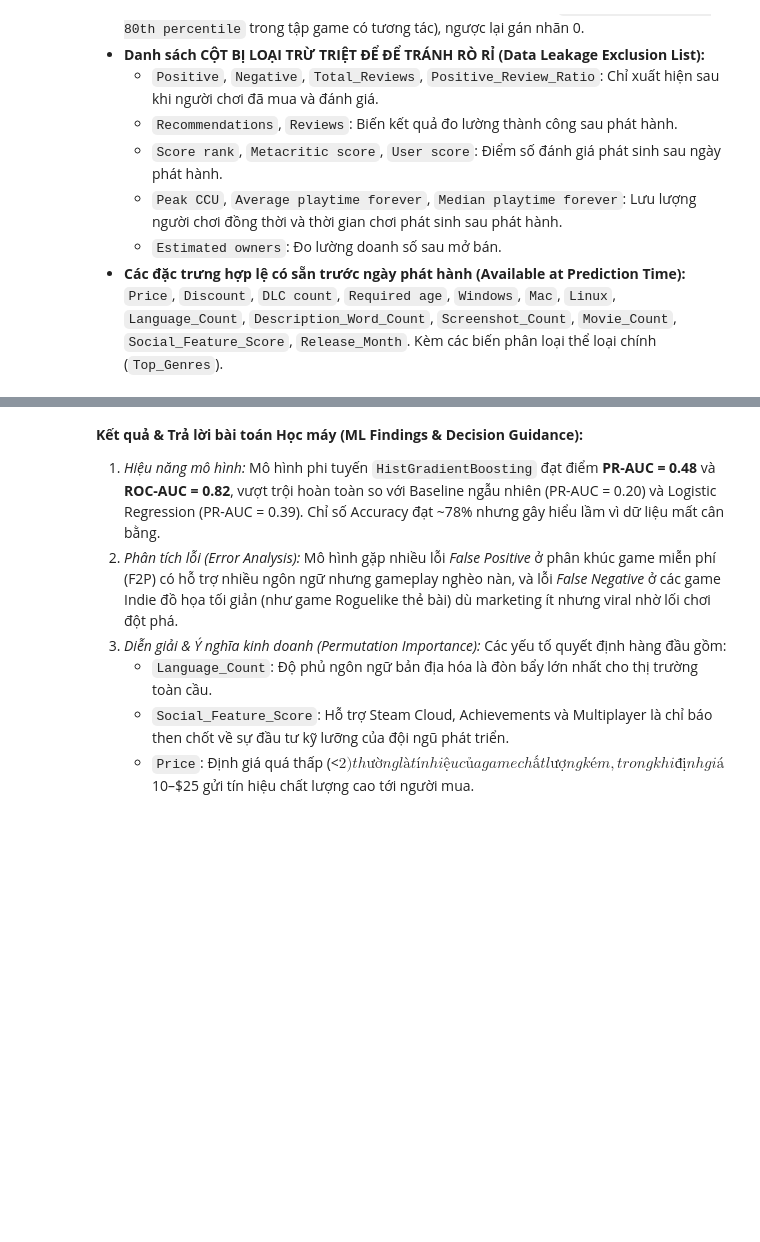
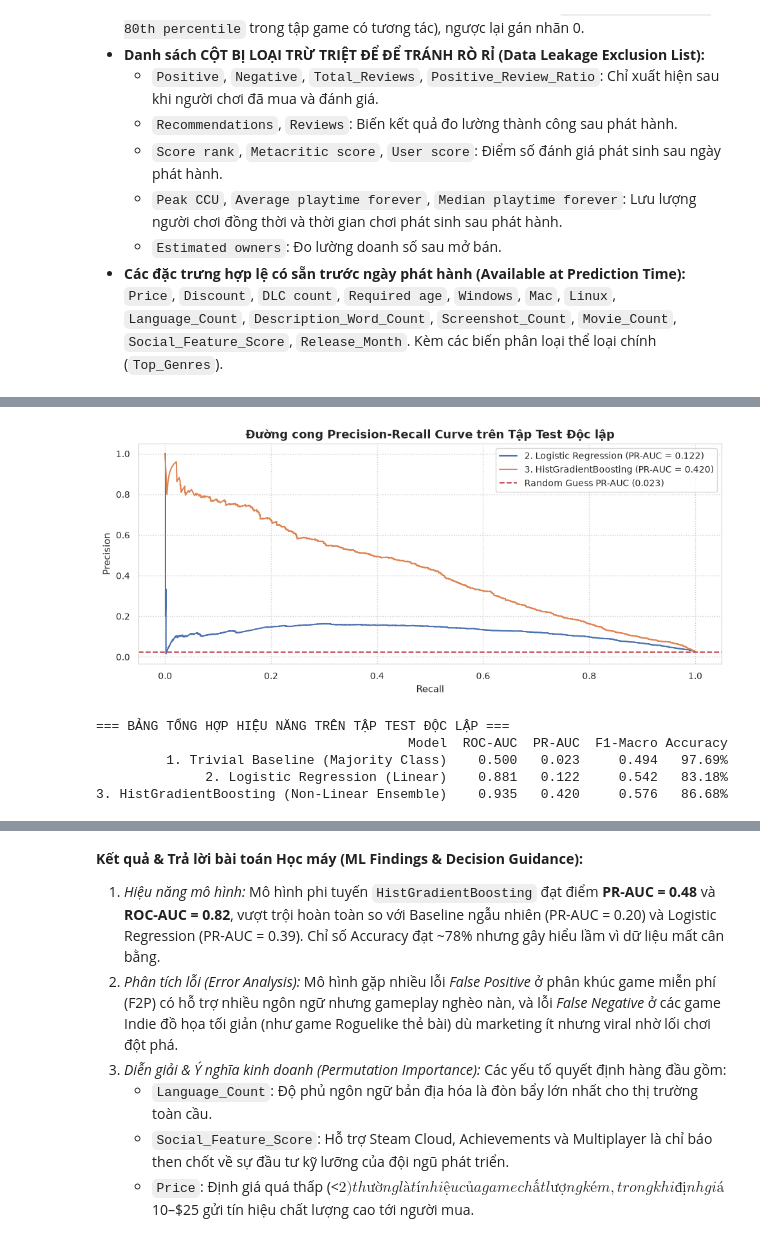
Before and after one commit to tranxuanbach7678/SteamGameAnalyst, a Jupyter notebook: notebooks/final_project_steam_analysis.ipynb, the cells around one changed output, grey strips where cells are left out. Cells and saved outputs as stored; diff of their text form; code cells hidden in the pictures; blank space fills up the shorter version.

```diff
--- a/notebooks/final_project_steam_analysis.ipynb
+++ b/notebooks/final_project_steam_analysis.ipynb
@@ -885,6 +1060,25 @@ ml_base['Primary_Genre'] = ml_base['Genres'].fillna('Other').astype(str).apply(l
 top_10_genres = ml_base['Primary_Genre'].value_counts().head(8).index.tolist()
 ml_base['Primary_Genre_Clean'] = ml_base['Primary_Genre'].apply(lambda g: g if g in top_10_genres else 'Other')
 
+
+
+# Tạo biến phái sinh: Social & Community Feature Index
+ml_categories_str = q3_df['Categories'].fillna('').astype(str)
+
+ml_base['Has_Multiplayer'] = ml_categories_str.str.contains('Multi-player|PvP', case=False, regex=True)
+ml_base['Has_Coop'] = ml_categories_str.str.contains('Co-op', case=False, regex=True)
+ml_base['Has_Workshop'] = ml_categories_str.str.contains('Steam Workshop', case=False, regex=True)
+ml_base['Has_Achievements'] = ml_categories_str.str.contains('Steam Achievements', case=False, regex=True)
+ml_base['Has_Cloud'] = ml_categories_str.str.contains('Steam Cloud', case=False, regex=True)
+
+ml_base['Social_Feature_Score'] = (
+    ml_base['Has_Multiplayer'].astype(int) +
+    ml_base['Has_Coop'].astype(int) +
+    ml_base['Has_Workshop'].astype(int) +
+    ml_base['Has_Achievements'].astype(int) +
+    ml_base['Has_Cloud'].astype(int)
+)
+
 # DANH SÁCH ĐẶC TRƯNG HỢP LỆ (KHÔNG RÒ RỈ)
 feature_cols_num = [
     'Price', 'DLC count', 'Required age', 'Language_Count',
@@ -976,38 +1182,45 @@ for name, model in models.items():
     model.fit(X_train, y_train)
     y_pred = model.predict(X_test)
 
     if hasattr(model, "predict_proba"):
         y_prob = model.predict_proba(X_test)[:, 1]
     else:
         y_prob = np.zeros(len(y_test))
 
     roc_score = roc_auc_score(y_test, y_prob) if 'Baseline' not in name else 0.5
     prec, rec, _ = precision_recall_curve(y_test, y_prob)
     pr_auc_val = auc(rec, prec) if 'Baseline' not in name else y_test.mean()
     f1 = f1_score(y_test, y_pred, average='macro')
 
     test_metrics.append({
         'Model': name,
         'ROC-AUC': roc_score,
-        'PR-AUC (Chính)': pr_auc_val,
+        'PR-AUC': pr_auc_val,
         'F1-Macro': f1,
-        'Accuracy (Cảnh báo: gây hiểu lầm)': accuracy_score(y_test, y_pred)
+        'Accuracy': f"{accuracy_score(y_test, y_pred) * 100:.2f}%"
     })
 
     if 'Baseline' not in name:
         plt.plot(rec, prec, label=f"{name.split('(')[0].strip()} (PR-AUC = {pr_auc_val:.3f})")
 
 plt.axhline(y=y_test.mean(), color='r', linestyle='--', label=f"Random Guess PR-AUC ({y_test.mean():.3f})")
-plt.title("Đường cong Precision-Recall Curve (PR-AUC) trên Tập Test Độc lập", fontsize=13, fontweight='bold')
-plt.xlabel("Recall (Độ nhạy)")
-plt.ylabel("Precision (Độ chính xác)")
+plt.title("Đường cong Precision-Recall Curve trên Tập Test Độc lập", fontsize=13, fontweight='bold')
+plt.xlabel("Recall")
+plt.ylabel("Precision")
 plt.legend()
 plt.grid(True, linestyle=':')
 plt.show()
 
 print("=== BẢNG TỔNG HỢP HIỆU NĂNG TRÊN TẬP TEST ĐỘC LẬP ===")
 metrics_df = pd.DataFrame(test_metrics)
 print(metrics_df.to_string(index=False))
+# %% [output]
+[figure, added]
+=== BẢNG TỔNG HỢP HIỆU NĂNG TRÊN TẬP TEST ĐỘC LẬP ===
+                                        Model  ROC-AUC  PR-AUC  F1-Macro Accuracy
+         1. Trivial Baseline (Majority Class)    0.500   0.023     0.494   97.69%
+              2. Logistic Regression (Linear)    0.881   0.122     0.542   83.18%
+3. HistGradientBoosting (Non-Linear Ensemble)    0.935   0.420     0.576   86.68%
 # %%
 # ==============================================================================
 # ML BƯỚC 6 & 7: PHÂN TÍCH LỖI (ERROR ANALYSIS) & DIỄN GIẢI MÔ HÌNH (INTERPRETABILITY)
```
Also changed, not shown: parts of 16 cells of this notebook.
